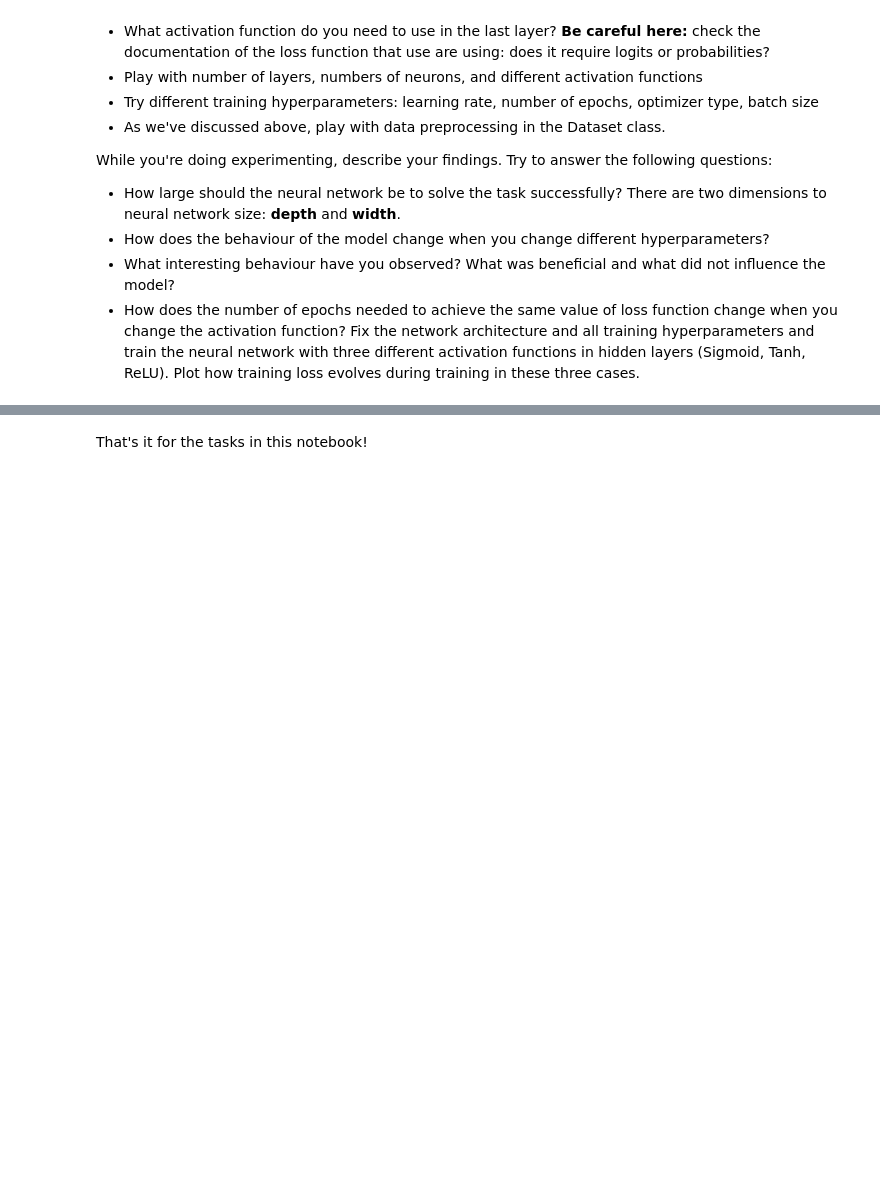
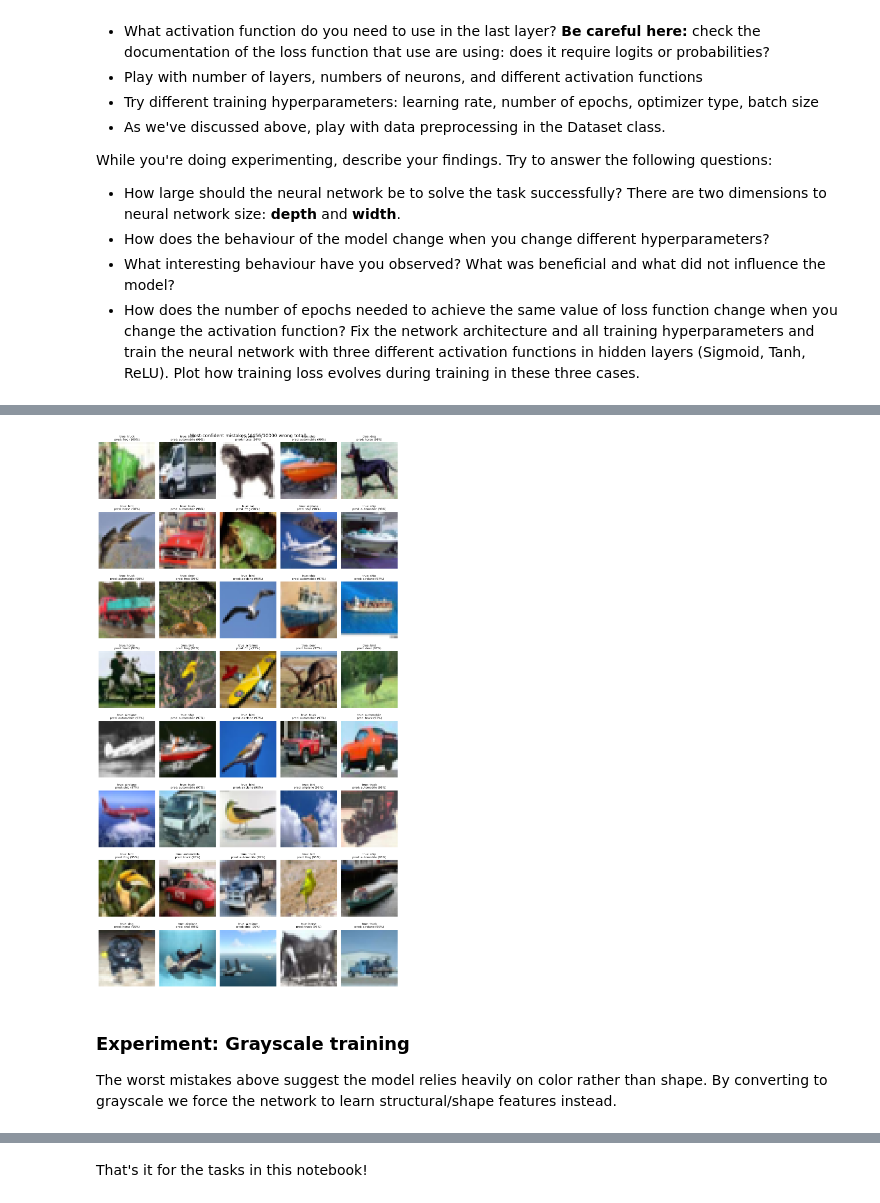
Before and after one commit to armantsaturian/nebius-ai-engineering, a Jupyter notebook: llm-architectures/hw2/homework_CIFAR10.ipynb, the cells around one changed output, grey strips where cells are left out. Saved outputs shown, nothing was run; the diff lists cells and outputs as text; code cells hidden in the pictures; blank space fills up the shorter version.

```diff
--- a/llm-architectures/hw2/homework_CIFAR10.ipynb
+++ b/llm-architectures/hw2/homework_CIFAR10.ipynb
@@ -1544,0 +1652,9 @@ While you're doing experimenting, describe your findings. Try to answer the foll
+# %%
+show_predictions_multiclass(NN, test_loader_34, class_names, mode="worst_mistakes", n=40)
+# %% [output]
+[figure, added]
+# %% [markdown]
+### Experiment: Grayscale training
+
+The worst mistakes above suggest the model relies heavily on color rather than shape.
+By converting to grayscale we force the network to learn structural/shape features instead.
```
Also changed, not shown: parts of 29 cells of this notebook.
